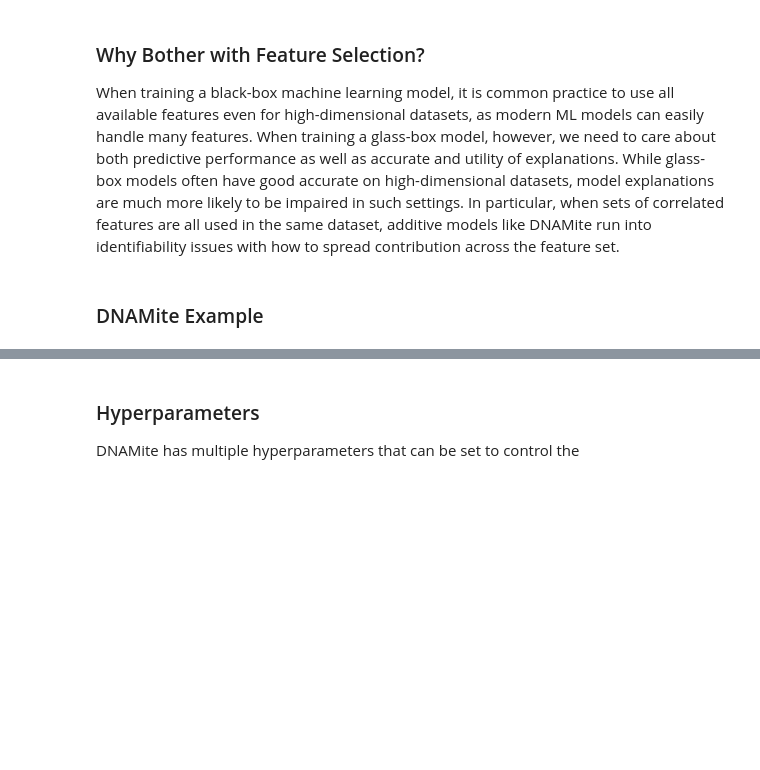
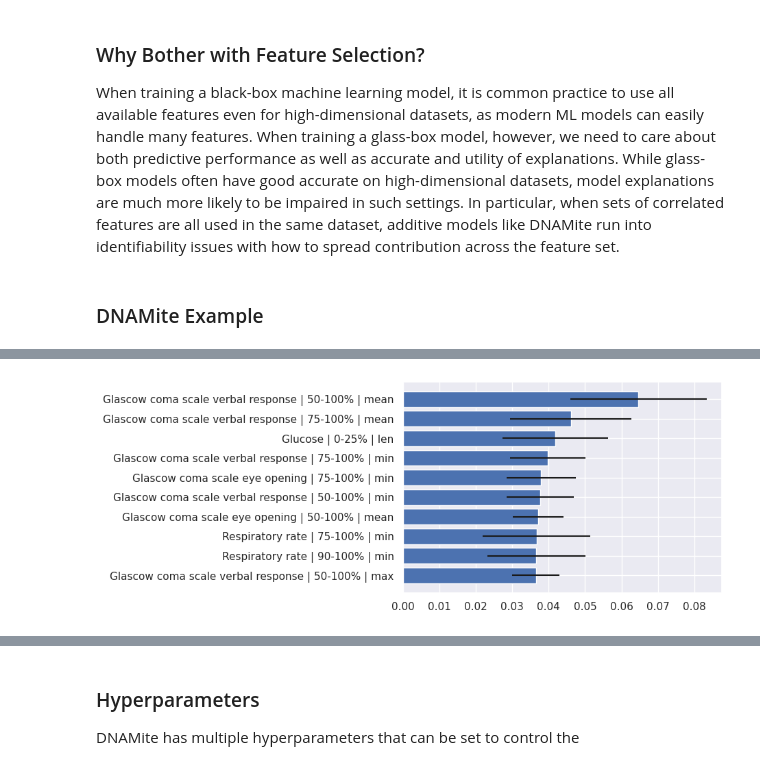
Before and after one commit to udellgroup/dnamite, a Jupyter notebook: docs/source/notebooks/user_guides/feature_selection.ipynb, the cells around one changed output, grey strips where cells are left out. Saved outputs shown, nothing was run; the diff lists cells and outputs as text; code cells hidden in the pictures; blank space fills up the shorter version.

```diff
--- a/docs/source/notebooks/user_guides/feature_selection.ipynb
+++ b/docs/source/notebooks/user_guides/feature_selection.ipynb
@@ -58 +58,5 @@ TEST AUC:  0.8468704806107692
+# %%
+model.plot_feature_importances()
+# %% [output]
+[figure, added]
 # %%
```
Also changed, not shown: parts of 7 cells of this notebook, 2 other files.
